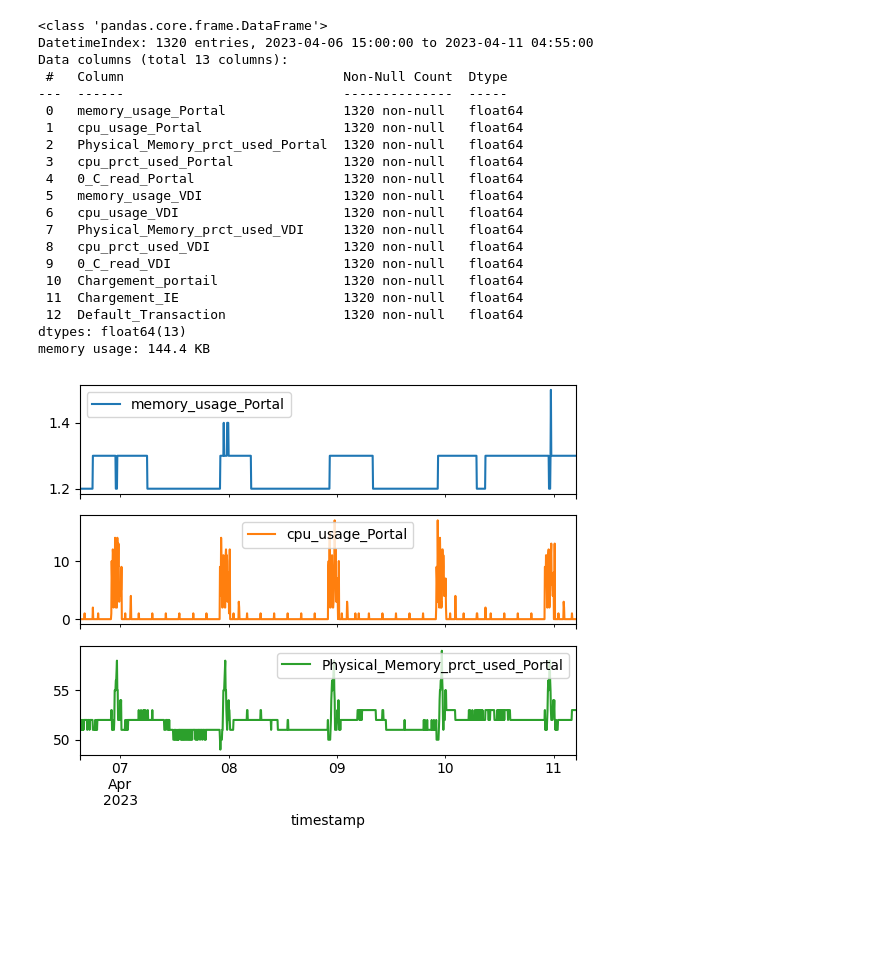
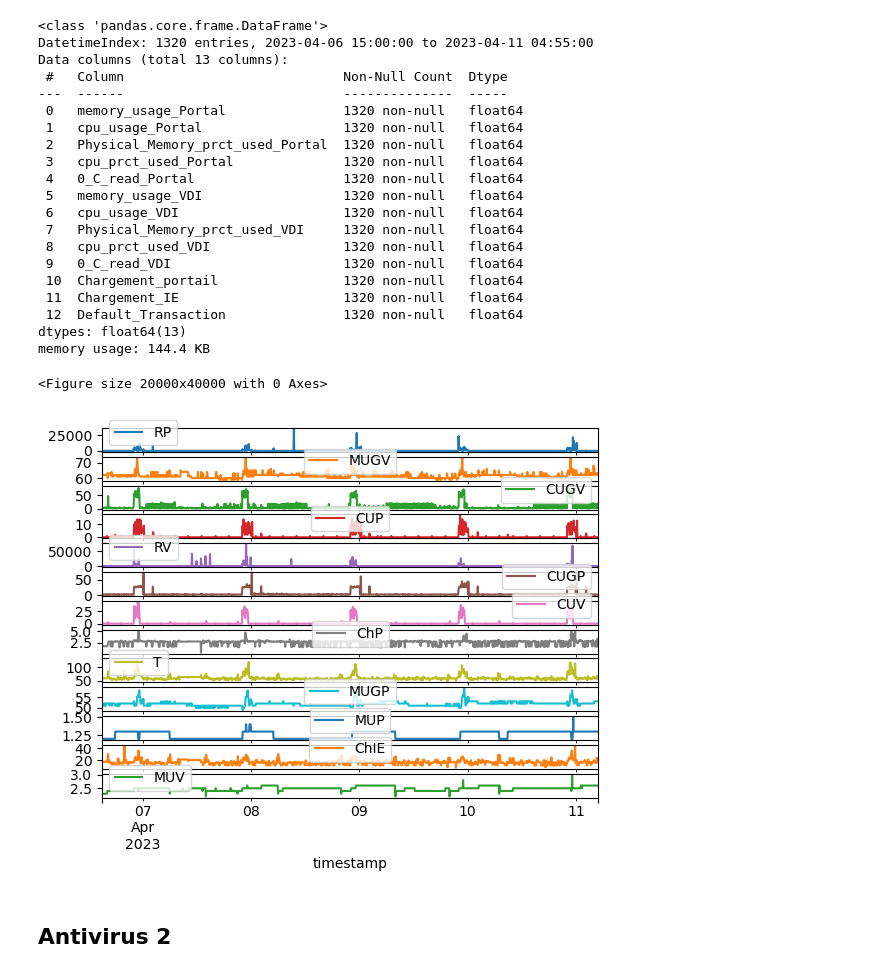
Before and after one commit to chloegdt/Case_Studies_of_Causal_Discovery_from_IT_Monitoring_Time_Series, a Jupyter notebook: plots.ipynb, the cells around one changed output. Cells and saved outputs as stored; diff of their text form; code cells hidden in the pictures; blank space fills up the shorter version.

Commit message:
tous les plots + sauvegarde

```diff
--- a/plots.ipynb
+++ b/plots.ipynb
@@ -6,8 +11,8 @@ import matplotlib.pyplot as plt
 # %%
-antivirus_activity = pd.read_csv('data/Antivirus_Activity/preprocessed_1.csv', parse_dates=True)
-antivirus_activity['timestamp'] = pd.to_datetime(antivirus_activity['timestamp'])
-antivirus_activity = antivirus_activity.set_index('timestamp')
-antivirus_activity.info()
+antivirus_activity_1 = pd.read_csv('data/Antivirus_Activity/preprocessed_1.csv', parse_dates=True)
+antivirus_activity_1['timestamp'] = pd.to_datetime(antivirus_activity_1['timestamp'])
+antivirus_activity_1 = antivirus_activity_1.set_index('timestamp')
+antivirus_activity_1.info()
 # %% [output]
 <class 'pandas.core.frame.DataFrame'>
 DatetimeIndex: 1320 entries, 2023-04-06 15:00:00 to 2023-04-11 04:55:00
@@ -29,9 +34,51 @@ Data columns (total 13 columns):
  12  Default_Transaction               1320 non-null   float64
 dtypes: float64(13)
 memory usage: 144.4 KB
-# %%
-axes = antivirus_activity[['memory_usage_Portal',
-                           'cpu_usage_Portal',
-                           'Physical_Memory_prct_used_Portal']].plot(subplots=True);
-# %% [output]
-[figure, removed]
+# %%
+plt.figure(figsize=(200, 400))
+
+labels = ['RP',
+          'MUGV',
+          'CUGV',
+          'CUP',
+          'RV',
+          'CUGP',
+          'CUV',
+          'ChP',
+          'T',
+          'MUGP',
+          'MUP',
+          'ChIE',
+          'MUV'
+         ]
+
+axes = antivirus_activity_1[[
+    '0_C_read_Portal',
+    'Physical_Memory_prct_used_VDI',
+    'cpu_prct_used_VDI',
+    'cpu_usage_Portal',
+    '0_C_read_VDI',
+    'cpu_prct_used_Portal',
+    'cpu_usage_VDI',
+    'Chargement_portail',
+    'Default_Transaction',
+    'Physical_Memory_prct_used_Portal',
+    'memory_usage_Portal',
+    'Chargement_IE',
+    'memory_usage_VDI',
+    ]].plot(subplots=True);
+
+for axe, label in zip(axes, labels):
+    axe.legend([label])
+
+directory = 'plots'
+plot = 'antivirus1.png'
+path = os.path.join(directory, plot)
+
+os.makedirs(directory, exist_ok=True)
+plt.savefig(path)
+# %% [output]
+<Figure size 20000x40000 with 0 Axes>
+[figure, added]
+# %% [markdown]
+## Antivirus 2
```
Also changed, not shown: parts of 22 cells of this notebook.
